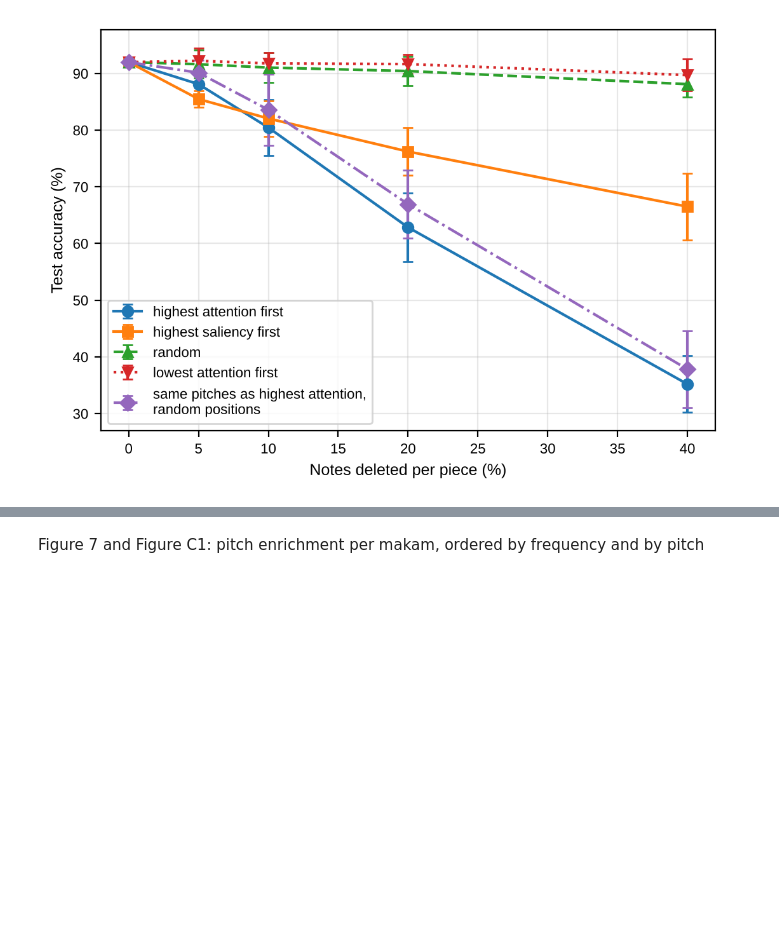
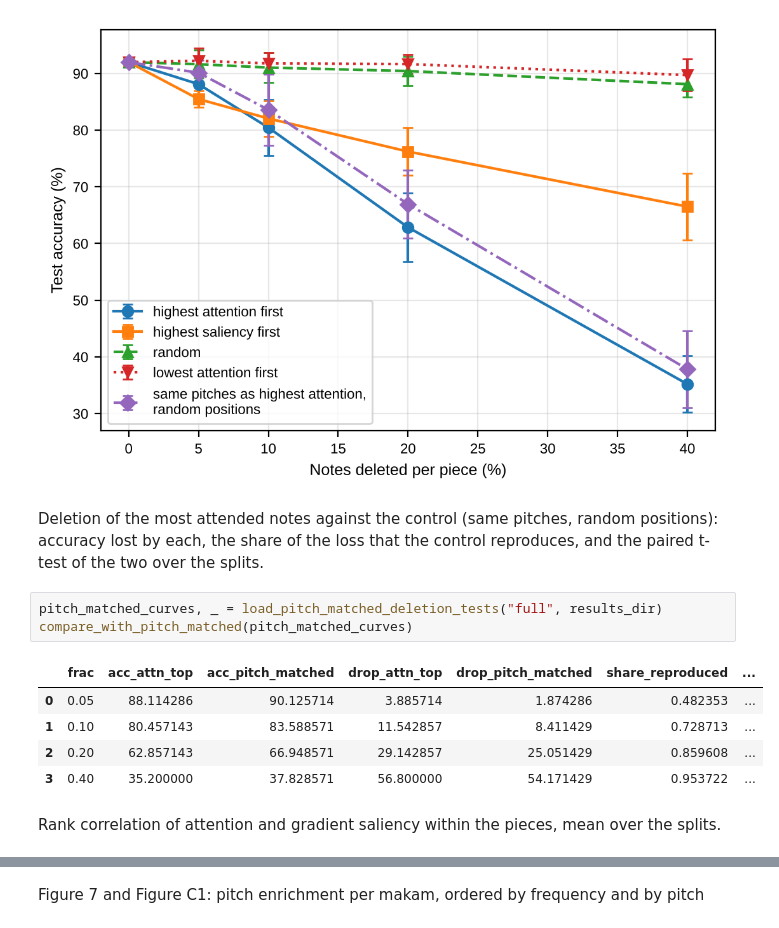
Before and after one commit to ihpar/tm_p, a Jupyter notebook: 5_tables_and_figures.ipynb, the cells around one changed output, grey strips where cells are left out. Saved outputs shown, nothing was run; the diff lists cells and outputs as text; blank space fills up the shorter version.

```diff
--- a/5_tables_and_figures.ipynb
+++ b/5_tables_and_figures.ipynb
@@ -218,3 +297,16 @@ pm.plot_deletion_curves(
 )
 # %% [output]
 [figure]
+# %% [markdown]
+Deletion of the most attended notes against the control (same pitches, random positions): accuracy lost by each, the share of the loss that the control reproduces, and the paired t-test of the two over the splits.
+# %%
+pitch_matched_curves, _ = load_pitch_matched_deletion_tests("full", results_dir)
+compare_with_pitch_matched(pitch_matched_curves)
+# %% [output]
+|  | frac | acc_attn_top | acc_pitch_matched | drop_attn_top | drop_pitch_matched | share_reproduced | ... |
+| 0 | 0.05 | 88.114286 | 90.125714 | 3.885714 | 1.874286 | 0.482353 | ... |
+| 1 | 0.10 | 80.457143 | 83.588571 | 11.542857 | 8.411429 | 0.728713 | ... |
+| 2 | 0.20 | 62.857143 | 66.948571 | 29.142857 | 25.051429 | 0.859608 | ... |
+| 3 | 0.40 | 35.200000 | 37.828571 | 56.800000 | 54.171429 | 0.953722 | ... |
+# %% [markdown]
+Rank correlation of attention and gradient saliency within the pieces, mean over the splits.
```
Also changed, not shown: parts of 21 cells of this notebook, 25 other files.
